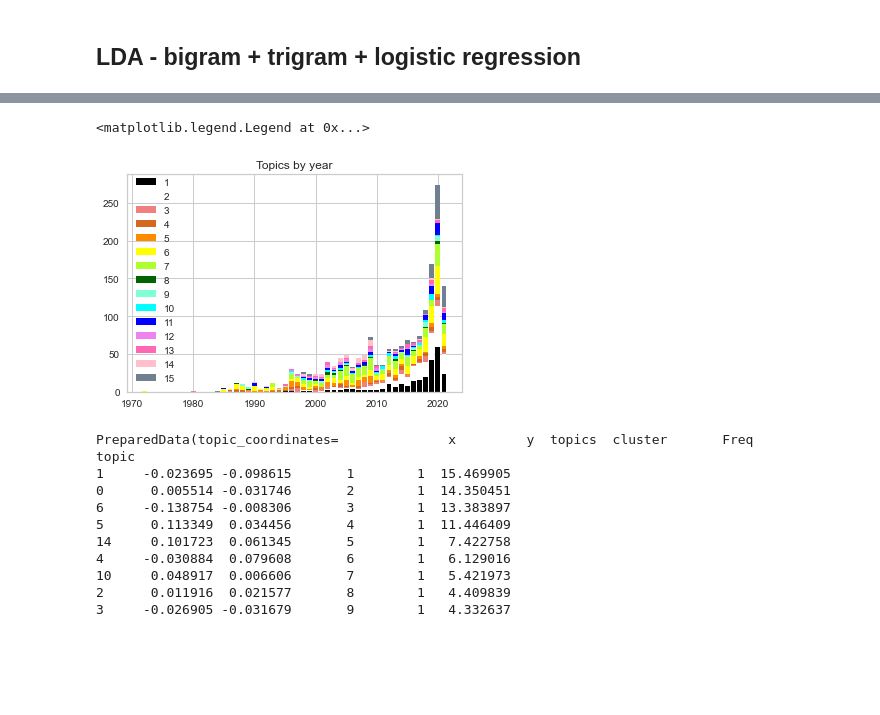
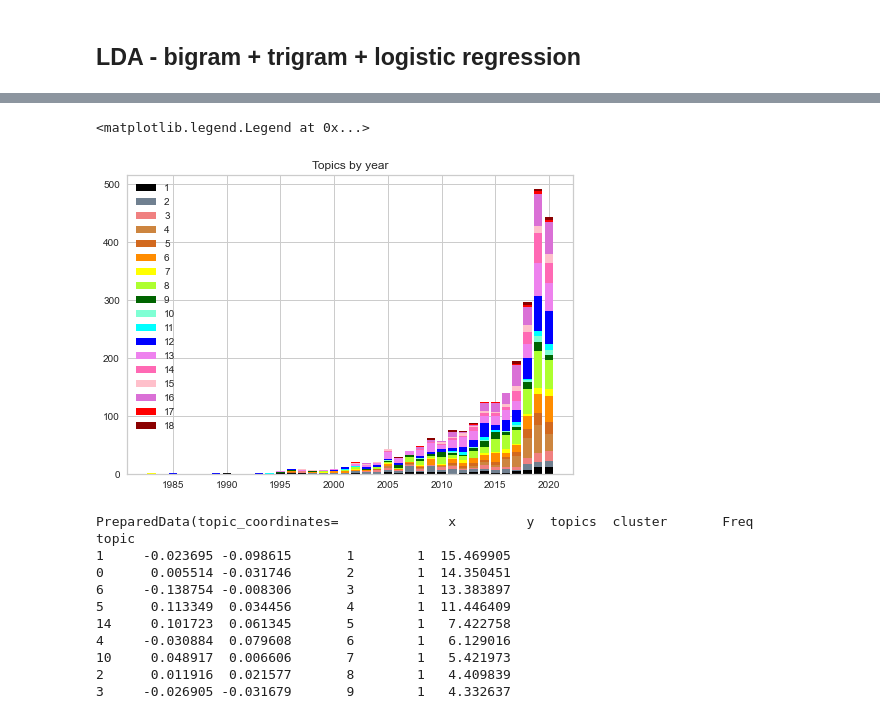
Before and after one commit to khyejin1231/NLP, a Jupyter notebook: lda_mod.ipynb, the cells around one changed output, grey strips where cells are left out. Cells and saved outputs as stored; diff of their text form; code cells hidden in the pictures; blank space fills up the shorter version.

```diff
--- a/lda_mod.ipynb
+++ b/lda_mod.ipynb
@@ -883,13 +877,14 @@ pd.DataFrame(model_results).max
 # %%
 #The best model
+num_topics = 18
 
 lda_model = gensim.models.LdaMulticore(corpus=bi_corpus,
                                            id2word=dictionary2,
-                                           num_topics=15,
+                                           num_topics=num_topics,
                                            random_state=100,
                                            chunksize=100,
                                            passes=10,
-                                           alpha='asymmetric',
+                                           alpha=0.61,
                                            eta=0.91)
 # %%
 from pprint import pprint
@@ -923,7 +917,7 @@ for i in range(len(df)):
         #presented with 0% in some topics, and the representation for each review will add up to 100%
     )
 
-    topic_vec = [top_topics[i][1] for i in range(15)]
+    topic_vec = [top_topics[i][1] for i in range(num_topics)]
     train_vecs.append(topic_vec)
 
 print(train_vecs[1])
@@ -975,21 +964,21 @@ Text(0.5, 1.0, 'Topics by year')
 # %%
 fig, ax = plt.subplots()
 
-colors = ['black', 'white', 'lightcoral','chocolate','darkorange',
+colors = ['black', 'slategray', 'lightcoral','peru','chocolate','darkorange',
           'yellow','greenyellow','darkgreen','aquamarine','cyan',
-         'blue', 'violet','hotpink','pink','slategray']
+         'blue', 'violet','hotpink','pink','orchid','red','darkred']
 bottom = np.zeros(len(agg_topics))
 
 for i, col in enumerate(agg_topics.columns):
   ax.bar(agg_topics.index, agg_topics[col], bottom=bottom, label=col,
          color=colors[i])
   bottom += np.array(agg_topics[col])
 
 ax.set_title('Topics by year')
 ax.legend()
 # %% [output]
 <matplotlib.legend.Legend at 0x...>
-[figure, old version]
+[figure, new version]
 # %%
 import pyLDAvis.gensim_models
 import pickle
```
Also changed, not shown: parts of 12 cells of this notebook.
